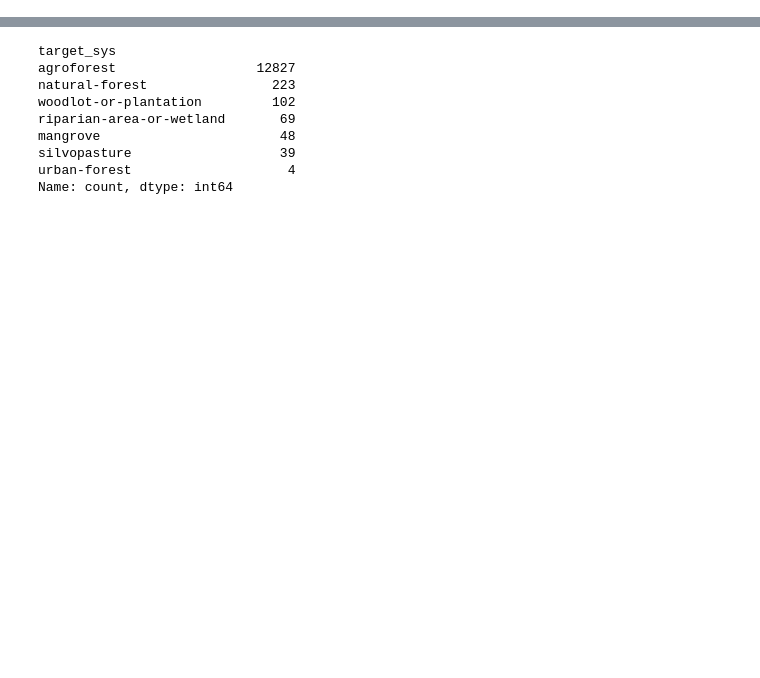
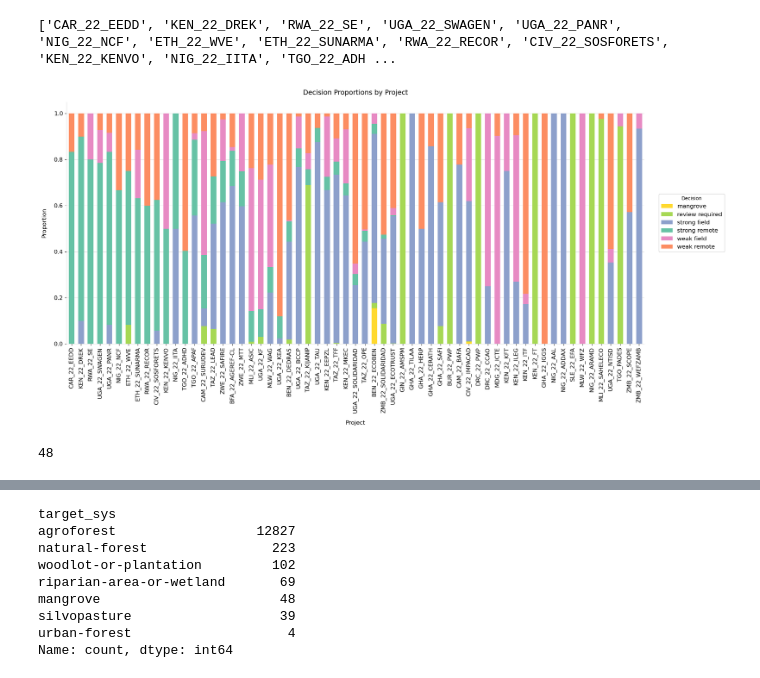
Before and after one commit to wri/decision-tree, a Jupyter notebook: notebooks/review_results.ipynb, the cells around one changed output, grey strips where cells are left out. Saved outputs shown, nothing was run; the diff lists cells and outputs as text; code cells hidden in the pictures; blank space fills up the shorter version.

```diff
--- a/notebooks/review_results.ipynb
+++ b/notebooks/review_results.ipynb
@@ -26,0 +83,10 @@ Name: count, dtype: int64
+# %%
+pivot, ax = vis.plot_decision_proportions(
+    c1_remain,
+    sort_by="strong remote",)
+
+top13 = pivot.index[:13].tolist()
+print(top13)
+# %% [output]
+['CAR_22_EEDD', 'KEN_22_DREK', 'RWA_22_SE', 'UGA_22_SWAGEN', 'UGA_22_PANR', 'NIG_22_NCF', 'ETH_22_WVE', 'ETH_22_SUNARMA', 'RWA_22_RECOR', 'CIV_22_SOSFORETS', 'KEN_22_KENVO', 'NIG_22_IITA', 'TGO_22_ADH ...
+[figure, added]
@@ -26,0 +97,4 @@ Name: count, dtype: int64
+# %%
+len(c1_field.project_name.unique())
+# %% [output]
+48
```
Also changed, not shown: parts of 21 cells of this notebook, 2 other files.
